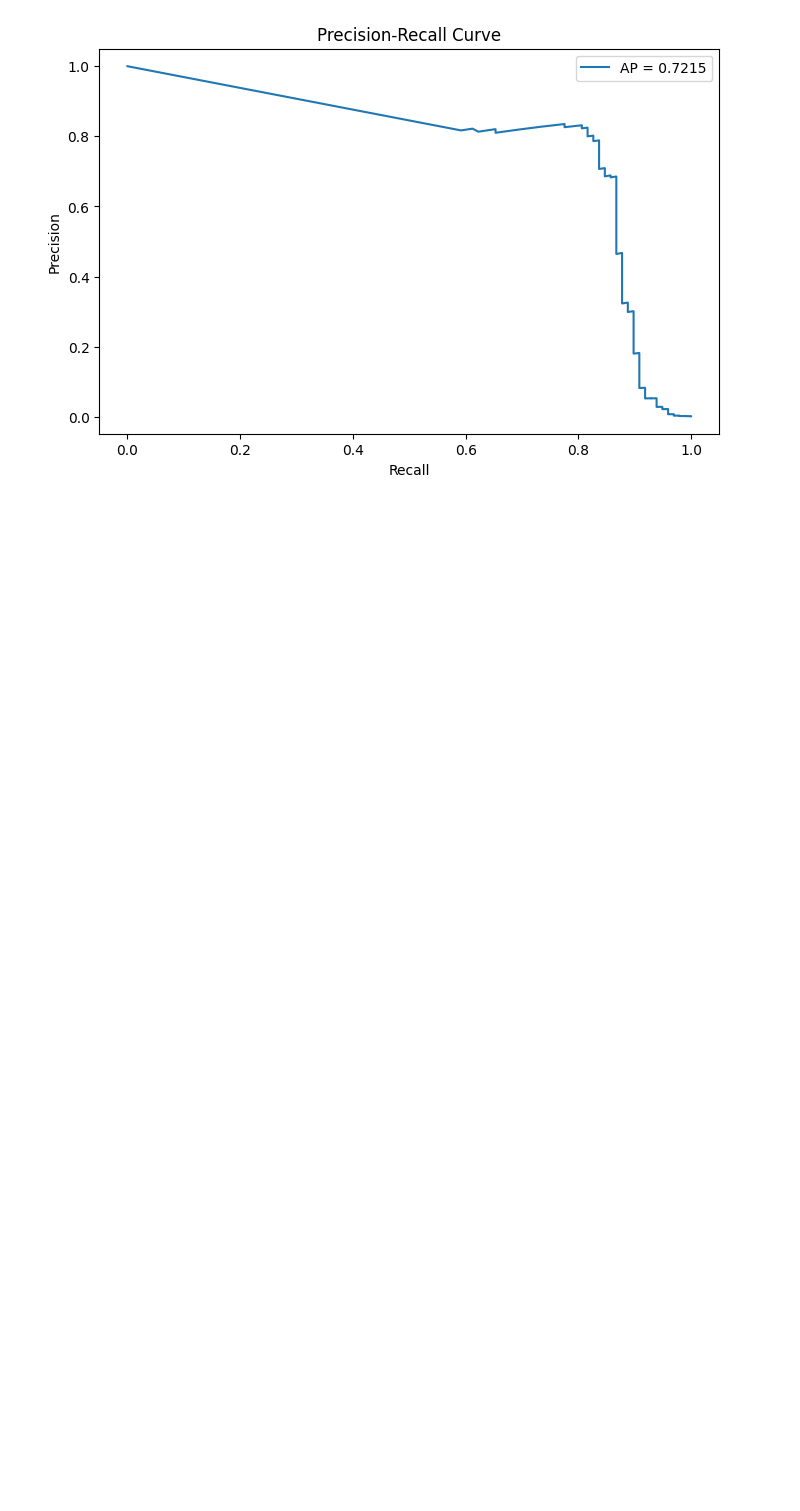
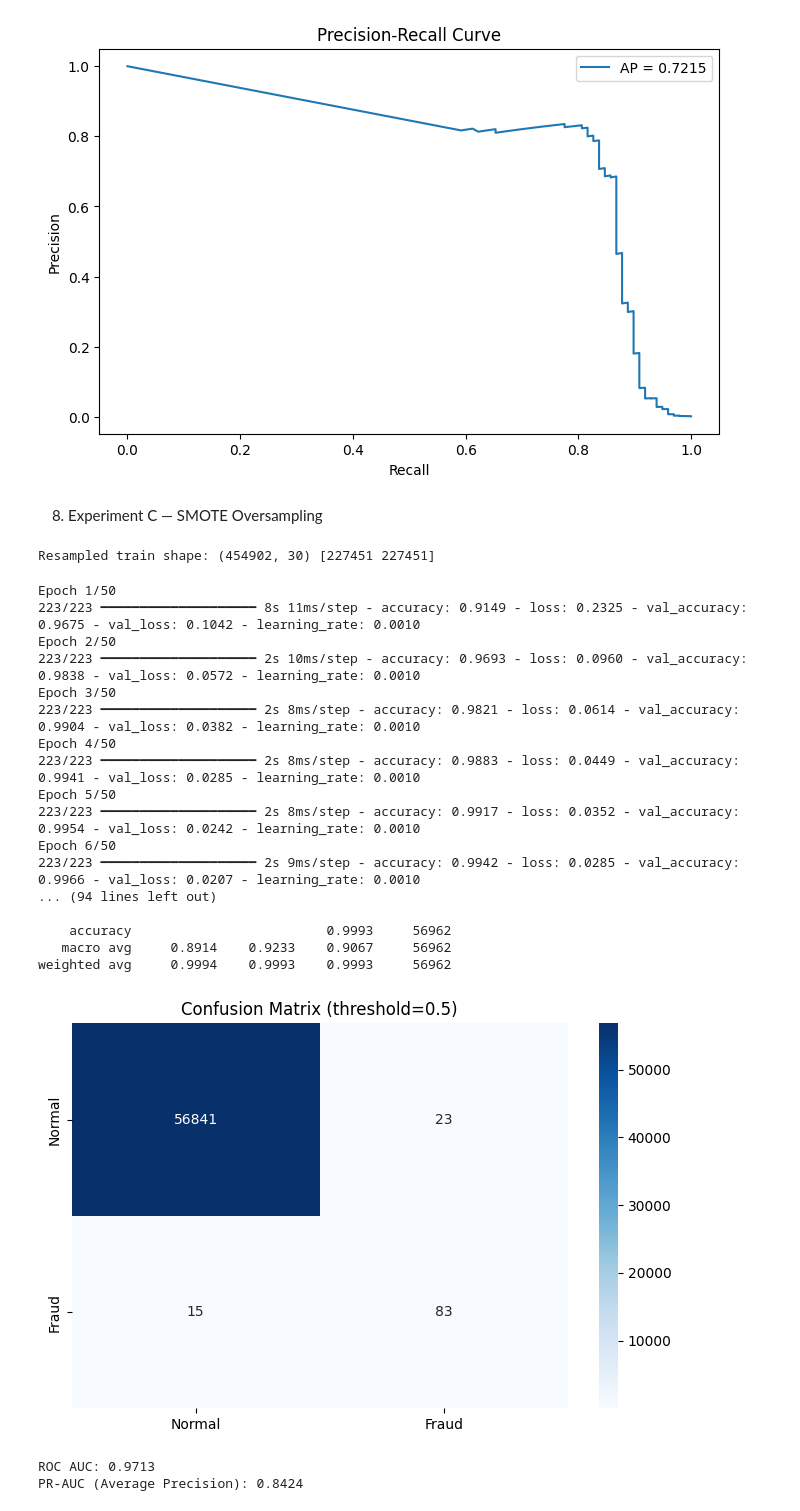
Before and after one commit to dinraj910/Credit-Card-Fraud-Detection-ANN, a Jupyter notebook: notebook/fraud_detection.ipynb, the cells around one changed output. Drawn from its saved outputs; the diff is of its cells as text; code cells hidden in the pictures; blank space fills up the shorter version.

```diff
--- a/notebook/fraud_detection.ipynb
+++ b/notebook/fraud_detection.ipynb
@@ -335,3 +335,39 @@ ROC AUC: 0.9735
 PR-AUC (Average Precision): 0.7215
 [figure]
 [figure]
+# %% [markdown]
+8. Experiment C — SMOTE Oversampling
+# %%
+from imblearn.over_sampling import SMOTE
+
+# Apply SMOTE only on training set
+sm = SMOTE(random_state=SEED)
+X_res, y_res = sm.fit_resample(x_train, y_train)
+print("Resampled train shape:", X_res.shape, np.bincount(y_res))
+
+smote_model = build_model(input_dim=X_res.shape[1])
+# We will train with validation_data as test set here
+history_sm = fit_model(smote_model, X_res, y_res, x_test, y_test, epochs=50, batch_size=2048)
+y_proba_sm = evaluate_model(smote_model, x_test, y_test)
+# %% [output]
+Resampled train shape: (454902, 30) [227451 227451]
+Epoch 1/50
+223/223 ━━━━━━━━━━━━━━━━━━━━ 8s 11ms/step - accuracy: 0.9149 - loss: 0.2325 - val_accuracy: 0.9675 - val_loss: 0.1042 - learning_rate: 0.0010
+Epoch 2/50
+223/223 ━━━━━━━━━━━━━━━━━━━━ 2s 10ms/step - accuracy: 0.9693 - loss: 0.0960 - val_accuracy: 0.9838 - val_loss: 0.0572 - learning_rate: 0.0010
+Epoch 3/50
+223/223 ━━━━━━━━━━━━━━━━━━━━ 2s 8ms/step - accuracy: 0.9821 - loss: 0.0614 - val_accuracy: 0.9904 - val_loss: 0.0382 - learning_rate: 0.0010
+Epoch 4/50
+223/223 ━━━━━━━━━━━━━━━━━━━━ 2s 8ms/step - accuracy: 0.9883 - loss: 0.0449 - val_accuracy: 0.9941 - val_loss: 0.0285 - learning_rate: 0.0010
+Epoch 5/50
+223/223 ━━━━━━━━━━━━━━━━━━━━ 2s 8ms/step - accuracy: 0.9917 - loss: 0.0352 - val_accuracy: 0.9954 - val_loss: 0.0242 - learning_rate: 0.0010
+Epoch 6/50
+223/223 ━━━━━━━━━━━━━━━━━━━━ 2s 9ms/step - accuracy: 0.9942 - loss: 0.0285 - val_accuracy: 0.9966 - val_loss: 0.0207 - learning_rate: 0.0010
+... (94 lines left out)
+
+    accuracy                         0.9993     56962
+   macro avg     0.8914    0.9233    0.9067     56962
+weighted avg     0.9994    0.9993    0.9993     56962
+[figure, added]
+ROC AUC: 0.9713
+PR-AUC (Average Precision): 0.8424
```
Also changed, not shown: parts of 7 cells of this notebook, 1 other file.
